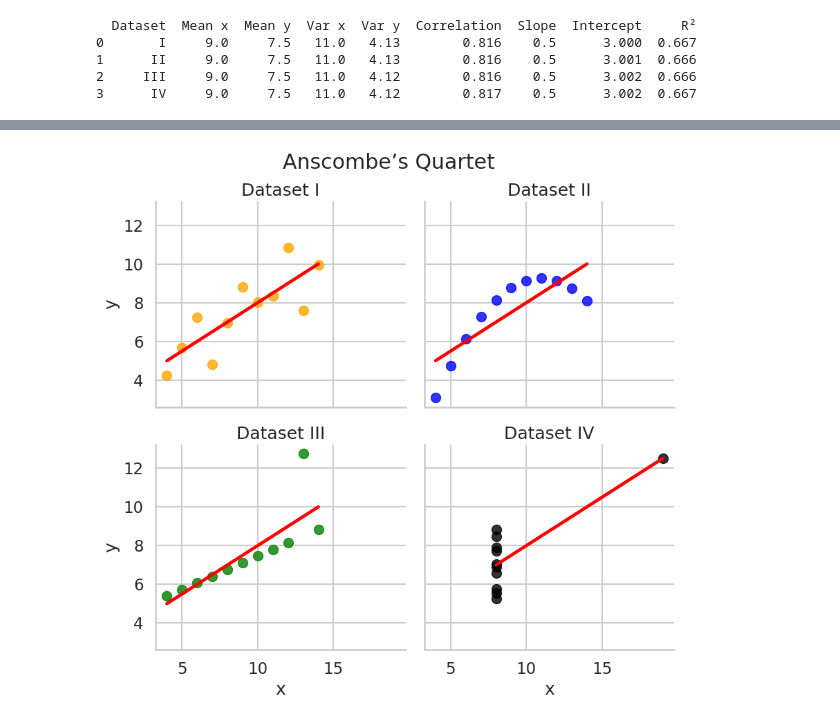
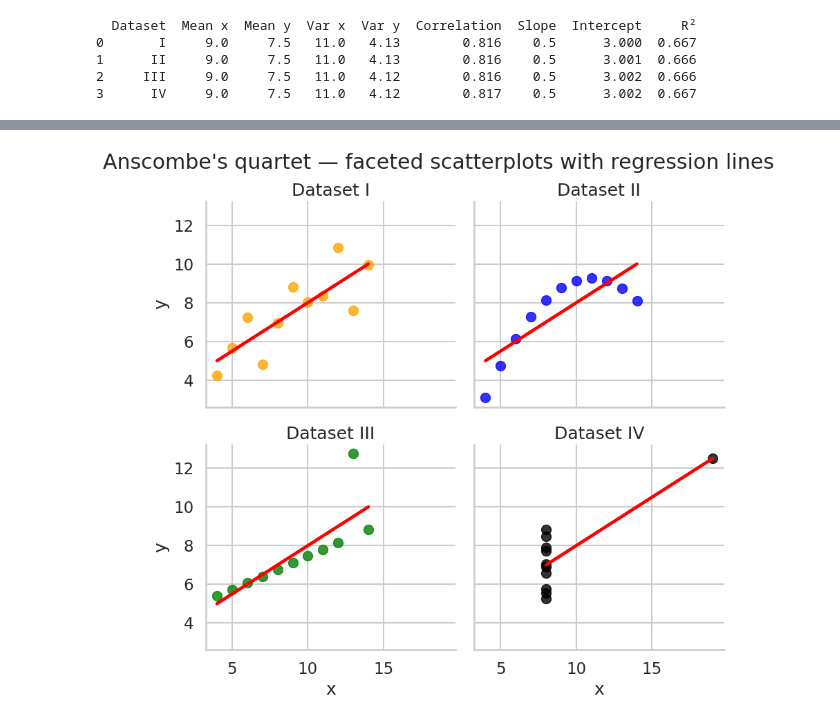
Before and after one commit to rayanbashir/anscombe-visualization, a Jupyter notebook: anscombe_eda.ipynb, the cells around one changed output, grey strips where cells are left out. Drawn from its saved outputs; the diff is of its cells as text; code cells hidden in the pictures.

```diff
--- a/anscombe_eda.ipynb
+++ b/anscombe_eda.ipynb
@@ -129,29 +129,29 @@ for name, group in anscombe_melted.groupby('dataset'):
 # %%
 g = sns.lmplot(
     data=anscombe_melted,
     x="x",
     y="y",
     col="dataset",
     col_wrap=2,
     ci=None,
     height=4,
     aspect=1.1,
     scatter_kws={"s":100}
 )
 
 titles = ["Dataset I", "Dataset II", "Dataset III", "Dataset IV"]
 colours = ["orange", "blue", "green", "black"]
 
 for ax, title, colour in zip(g.axes, titles, colours):
     ax.set_title(title)
 
     for collection in ax.collections:
         collection.set_facecolor(colour)
         collection.set_edgecolor(colour)
 
     ax.lines[0].set_color("red")
 
-plt.suptitle("Anscombe’s Quartet", y=1.02)
+plt.suptitle("Anscombe's quartet — faceted scatterplots with regression lines", y=1.02)
 g.savefig(f"resid_rayan.png", dpi=200)
 # %% [output]
-[figure, old version]
+[figure, new version]
```
Also changed, not shown: parts of 2 cells of this notebook, 5 other files.
